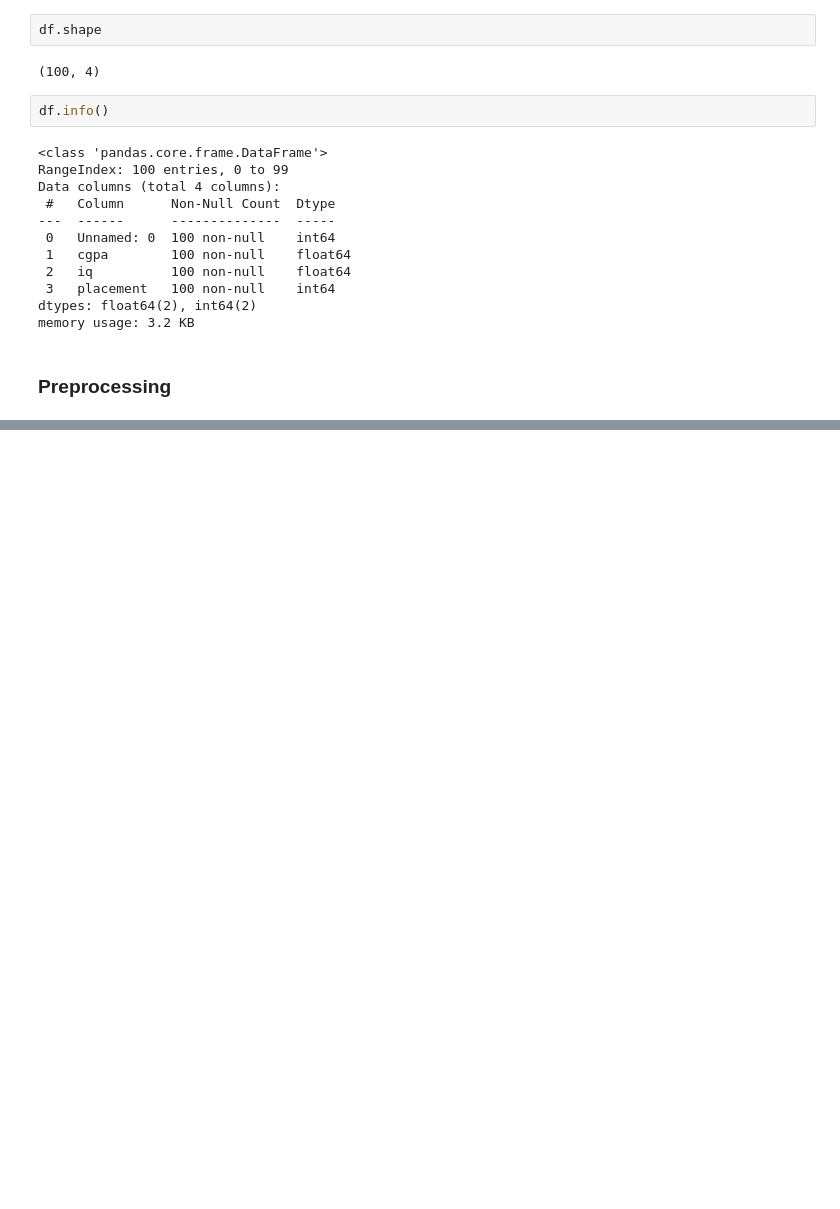
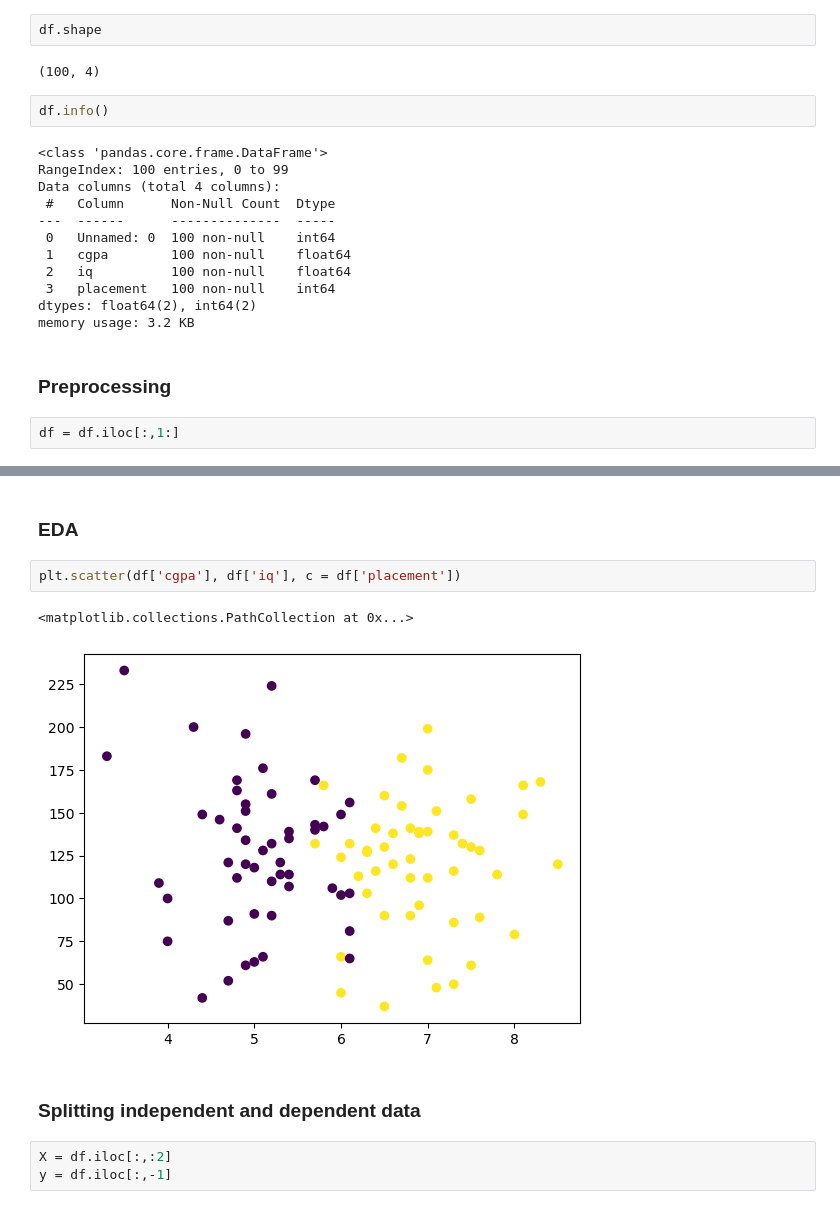
Before and after one commit to bharat856/Logistic-Regression, a Jupyter notebook: Logistic regression.ipynb, the cells around one changed output, grey strips where cells are left out. Cells and saved outputs as stored; diff of their text form; blank space fills up the shorter version.

Commit message:
EDA and Splitting of data set is done

```diff
--- a/Logistic regression.ipynb
+++ b/Logistic regression.ipynb
@@ -40,3 +40,5 @@ dtypes: float64(2), int64(2)
 memory usage: 3.2 KB
 # %% [markdown]
 ### Preprocessing
+# %%
+df = df.iloc[:,1:]
@@ -42,0 +54,12 @@ memory usage: 3.2 KB
+# %% [markdown]
+### EDA
+# %%
+plt.scatter(df['cgpa'], df['iq'], c = df['placement'])
+# %% [output]
+<matplotlib.collections.PathCollection at 0x...>
+[figure, added]
+# %% [markdown]
+### Splitting independent and dependent data
+# %%
+X = df.iloc[:,:2]
+y = df.iloc[:,-1]
```
Also changed, not shown: parts of 5 cells of this notebook.
